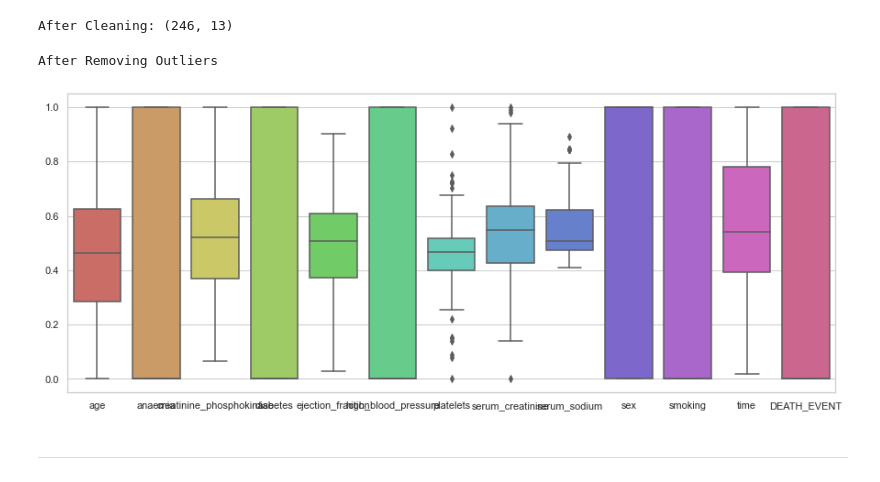
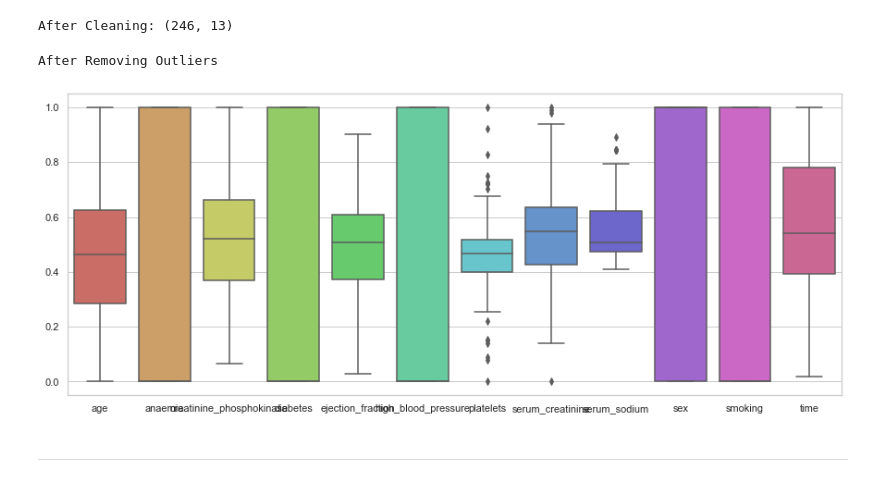
Before and after one commit to fahadwazirali915/heart_failure, a Jupyter notebook: heart_failure.ipynb, the cells around one changed output. Cells and saved outputs as stored; diff of their text form; code cells hidden in the pictures.

```diff
--- a/heart_failure.ipynb
+++ b/heart_failure.ipynb
@@ -508,6 +508,8 @@ df.head()
 #### Remove Outliers
 
 <a class="anchor" id="3.1"></a>
+# %%
+outliers = [i for i in df.columns if i not in ['DEATH_EVENT']]
 # %%
 print("Before Cleaning:", df.shape)
 # %% [output]
@@ -639,13 +641,13 @@ After Cleaning: (246, 13)
 # %%
 print("After Removing Outliers")
 plt.figure(figsize=(15,6))
 sns.set_theme(style="whitegrid", color_codes=True)
-sns.boxplot(data=df,
+sns.boxplot(data=df[outliers],
             palette="hls")
 plt.show()
 # %% [output]
 After Removing Outliers
-[figure, old version]
+[figure, new version]
 # %% [markdown]
 ***
 # %% [markdown]
```
Also changed, not shown: parts of 12 cells of this notebook.
